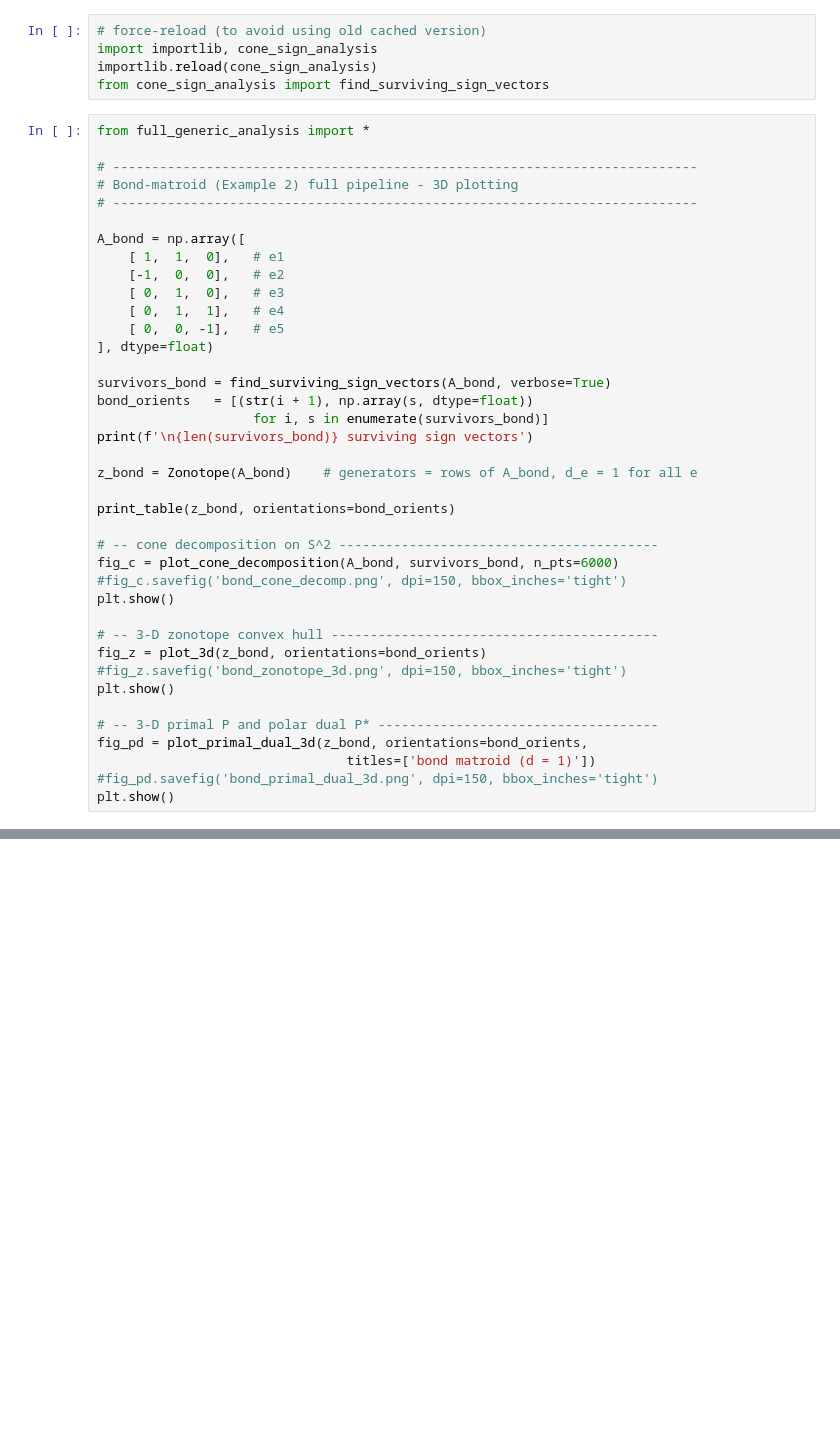
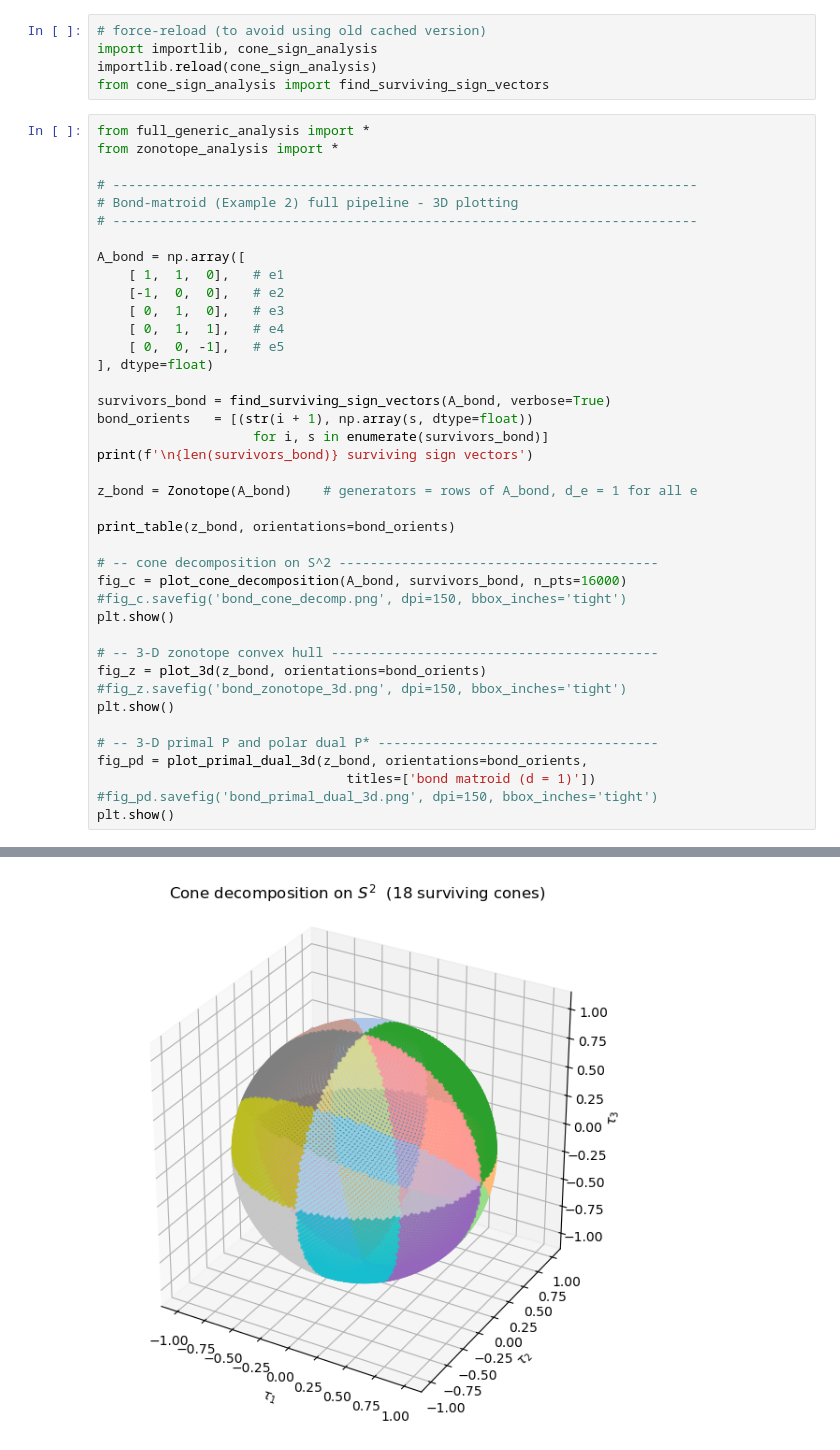
Before and after one commit to Dakshansh-Chawda/fopt_vengeance, a Jupyter notebook: zonotope.ipynb, the cells around one changed output, grey strips where cells are left out. Drawn from its saved outputs; the diff is of its cells as text; blank space fills up the shorter version.

```diff
--- a/zonotope.ipynb
+++ b/zonotope.ipynb
@@ -123,6 +179,7 @@ importlib.reload(cone_sign_analysis)
 from cone_sign_analysis import find_surviving_sign_vectors
 # %%
 from full_generic_analysis import *
+from zonotope_analysis import *
 
 # ---------------------------------------------------------------------------
 # Bond-matroid (Example 2) full pipeline - 3D plotting
@@ -146,7 +203,7 @@ z_bond = Zonotope(A_bond)    # generators = rows of A_bond, d_e = 1 for all e
 print_table(z_bond, orientations=bond_orients)
 
 # -- cone decomposition on S^2 -----------------------------------------
-fig_c = plot_cone_decomposition(A_bond, survivors_bond, n_pts=6000)
+fig_c = plot_cone_decomposition(A_bond, survivors_bond, n_pts=16000)
 #fig_c.savefig('bond_cone_decomp.png', dpi=150, bbox_inches='tight')
 plt.show()
 
@@ -160,3 +217,4 @@ fig_pd = plot_primal_dual_3d(z_bond, orientations=bond_orients,
                                 titles=['bond matroid (d = 1)'])
 #fig_pd.savefig('bond_primal_dual_3d.png', dpi=150, bbox_inches='tight')
 plt.show()
+# %% [output]
@@ -162,0 +238 @@ plt.show()
+[figure, added]
```
Also changed, not shown: parts of 7 cells of this notebook, 5 other files.
